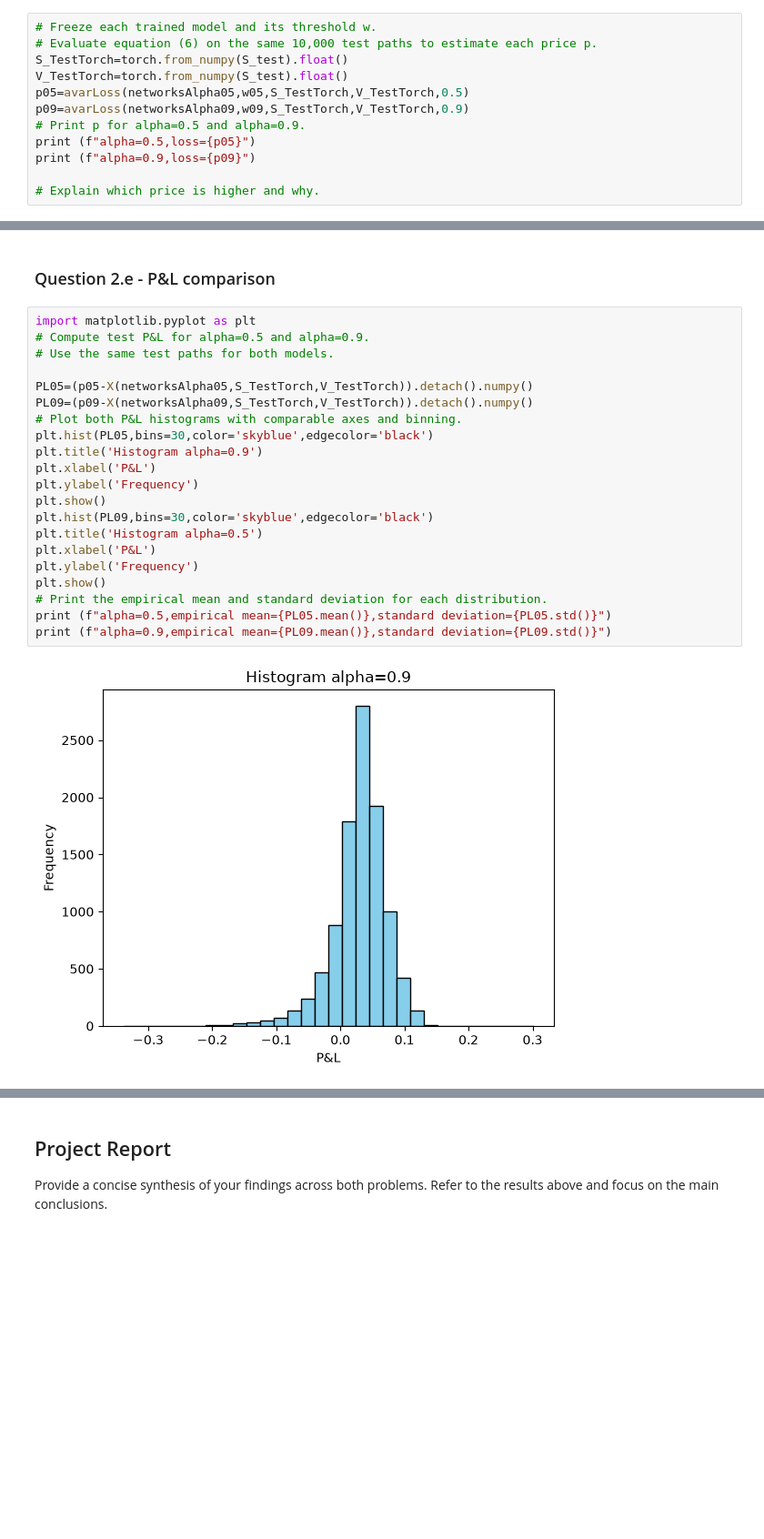
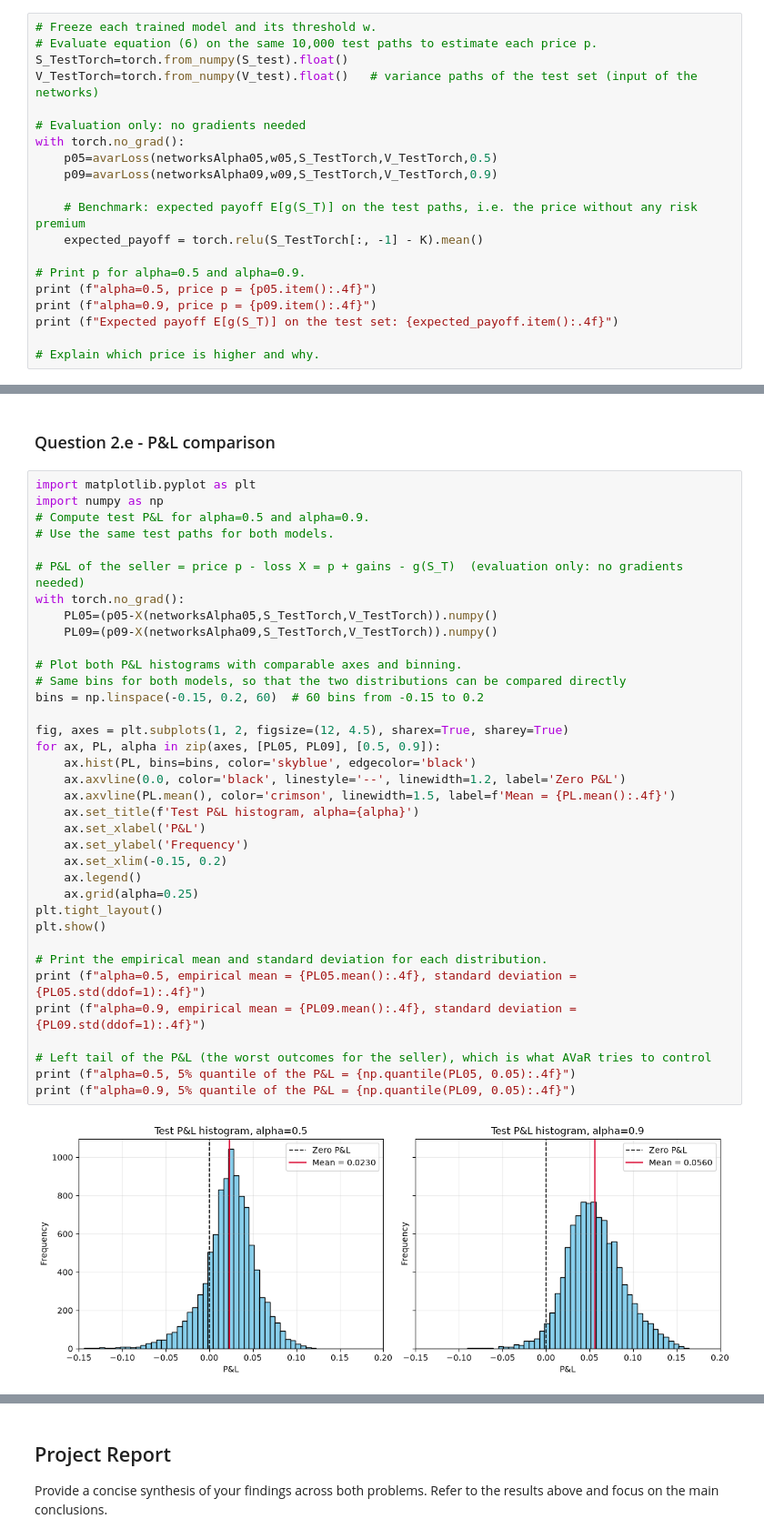
Before and after one commit to minieden/MachineLearningInFinanceProjects, a Jupyter notebook: MLFP3/template3.ipynb, the cells around one changed output, grey strips where cells are left out. Shown at 91% size. Saved outputs shown, nothing was run; the diff lists cells and outputs as text; blank space fills up the shorter version.

```diff
--- a/MLFP3/template3.ipynb
+++ b/MLFP3/template3.ipynb
@@ -732,12 +839,20 @@ alpha=0.9, epoch 20: loss 0.1934
 # Freeze each trained model and its threshold w.
 # Evaluate equation (6) on the same 10,000 test paths to estimate each price p.
 S_TestTorch=torch.from_numpy(S_test).float()
-V_TestTorch=torch.from_numpy(S_test).float()
-p05=avarLoss(networksAlpha05,w05,S_TestTorch,V_TestTorch,0.5)
-p09=avarLoss(networksAlpha09,w09,S_TestTorch,V_TestTorch,0.9)
+V_TestTorch=torch.from_numpy(V_test).float()   # variance paths of the test set (input of the networks)
+
+# Evaluation only: no gradients needed
+with torch.no_grad():
+    p05=avarLoss(networksAlpha05,w05,S_TestTorch,V_TestTorch,0.5)
+    p09=avarLoss(networksAlpha09,w09,S_TestTorch,V_TestTorch,0.9)
+
+    # Benchmark: expected payoff E[g(S_T)] on the test paths, i.e. the price without any risk premium
+    expected_payoff = torch.relu(S_TestTorch[:, -1] - K).mean()
+
 # Print p for alpha=0.5 and alpha=0.9.
-print (f"alpha=0.5,loss={p05}")
-print (f"alpha=0.9,loss={p09}")
+print (f"alpha=0.5, price p = {p05.item():.4f}")
+print (f"alpha=0.9, price p = {p09.item():.4f}")
+print (f"Expected payoff E[g(S_T)] on the test set: {expected_payoff.item():.4f}")
 
 # Explain which price is higher and why.
 # %% [output]
@@ -749,24 +867,39 @@ The price for the Network with alpha=0.9 is higher. We have this fenomenon becau
 ### Question 2.e - P&L comparison
 # %%
 import matplotlib.pyplot as plt
+import numpy as np
 # Compute test P&L for alpha=0.5 and alpha=0.9.
 # Use the same test paths for both models.
 
-PL05=(p05-X(networksAlpha05,S_TestTorch,V_TestTorch)).detach().numpy()
-PL09=(p09-X(networksAlpha09,S_TestTorch,V_TestTorch)).detach().numpy()
+# P&L of the seller = price p - loss X = p + gains - g(S_T)  (evaluation only: no gradients needed)
+with torch.no_grad():
+    PL05=(p05-X(networksAlpha05,S_TestTorch,V_TestTorch)).numpy()
+    PL09=(p09-X(networksAlpha09,S_TestTorch,V_TestTorch)).numpy()
+
 # Plot both P&L histograms with comparable axes and binning.
-plt.hist(PL05,bins=30,color='skyblue',edgecolor='black')
-plt.title('Histogram alpha=0.9')
-plt.xlabel('P&L')
-plt.ylabel('Frequency')
+# Same bins for both models, so that the two distributions can be compared directly
+bins = np.linspace(-0.15, 0.2, 60)  # 60 bins from -0.15 to 0.2
+
+fig, axes = plt.subplots(1, 2, figsize=(12, 4.5), sharex=True, sharey=True)
+for ax, PL, alpha in zip(axes, [PL05, PL09], [0.5, 0.9]):
+    ax.hist(PL, bins=bins, color='skyblue', edgecolor='black')
+    ax.axvline(0.0, color='black', linestyle='--', linewidth=1.2, label='Zero P&L')
+    ax.axvline(PL.mean(), color='crimson', linewidth=1.5, label=f'Mean = {PL.mean():.4f}')
+    ax.set_title(f'Test P&L histogram, alpha={alpha}')
+    ax.set_xlabel('P&L')
+    ax.set_ylabel('Frequency')
+    ax.set_xlim(-0.15, 0.2)
+    ax.legend()
+    ax.grid(alpha=0.25)
+plt.tight_layout()
 plt.show()
-plt.hist(PL09,bins=30,color='skyblue',edgecolor='black')
-plt.title('Histogram alpha=0.5')
-plt.xlabel('P&L')
-plt.ylabel('Frequency')
-plt.show()
+
 # Print the empirical mean and standard deviation for each distribution.
-print (f"alpha=0.5,empirical mean={PL05.mean()},standard deviation={PL05.std()}")
-print (f"alpha=0.9,empirical mean={PL09.mean()},standard deviation={PL09.std()}")
+print (f"alpha=0.5, empirical mean = {PL05.mean():.4f}, standard deviation = {PL05.std(ddof=1):.4f}")
+print (f"alpha=0.9, empirical mean = {PL09.mean():.4f}, standard deviation = {PL09.std(ddof=1):.4f}")
+
+# Left tail of the P&L (the worst outcomes for the seller), which is what AVaR tries to control
+print (f"alpha=0.5, 5% quantile of the P&L = {np.quantile(PL05, 0.05):.4f}")
+print (f"alpha=0.9, 5% quantile of the P&L = {np.quantile(PL09, 0.05):.4f}")
 # %% [output]
-[figure, old version]
+[figure, new version]
```
Also changed, not shown: parts of 30 cells of this notebook.
